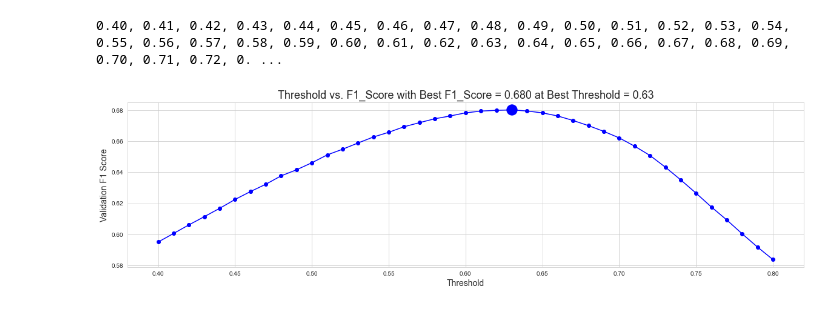
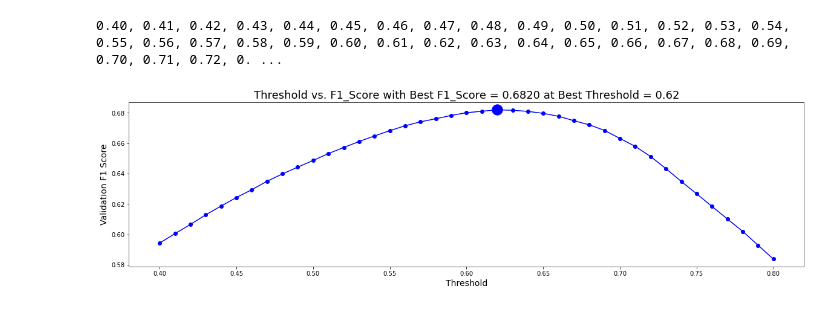
Before and after one commit to lhduc94/predict_student_perfomance, a Jupyter notebook: notebooks/two.ipynb, the cells around one changed output. Cells and saved outputs as stored; diff of their text form; code cells hidden in the pictures.

Commit message:
'F1-score=06820'

```diff
--- a/notebooks/two.ipynb
+++ b/notebooks/two.ipynb
@@ -66,7 +66,13 @@ def feature_engineer(train):
     train['main_room'] = train['room_fqid'].str.split('.').str[1]
     for c in ROOMS:
         train[c] = (train.main_room == c)
-    for c in EVENTS +ROOMS+ ['elapsed_time']:
+    for c1 in ROOMS:
+        for c2 in EVENTS:
+            train[f'{c1}_{c2}'] = train[c1] + train[c2]
+            tmp = train.groupby(['session_id','level_group'])[f'{c1}_{c2}'].sum()
+            tmp.name = tmp.name + '_sum'
+            dfs.append(tmp)
+    for c in ['elapsed_time']:
         tmp = train.groupby(['session_id','level_group'])[c].agg('sum')
         tmp.name = tmp.name + '_sum'
         dfs.append(tmp)
@@ -74,15 +80,15 @@ def feature_engineer(train):
         tmp = train.groupby(['session_id','level_group'])[c].agg('nunique')
         tmp.name = tmp.name + '_nunique'
         dfs.append(tmp)
-    for c in NUMS + EVENTS + ROOMS:
+    for c in NUMS :
         tmp = train.groupby(['session_id','level_group'])[c].agg('mean')
         tmp.name = tmp.name + '_mean'
         dfs.append(tmp)
-    for c in NUMS+ EVENTS + ROOMS:
+    for c in NUMS:
         tmp = train.groupby(['session_id','level_group'])[c].agg('std')
         tmp.name = tmp.name + '_std'
         dfs.append(tmp)
-    train = train.drop(EVENTS+ROOMS,axis=1)
+    train.drop(columns=EVENTS+ROOMS,inplace=True)
 
     df = pd.concat(dfs,axis=1)
     df = df.fillna(-1)
@@ -108,0 +115,3 @@ Wall time: 6min 39s
+# %%
+for x in df.columns:
+    print(x)
@@ -111,7 +138,7 @@ from sklearn.model_selection import KFold, GroupKFold
 from xgboost import XGBClassifier
 from sklearn.metrics import f1_score
 # %%
-FEATURES = [c for c in df.columns if c != 'level_group' ]
+FEATURES = [c for c in df.columns if c not in [ 'level_group']]
 print('We will train with', len(FEATURES) ,'features')
 ALL_USERS = df.index.unique()
 print('We will train with', len(ALL_USERS) ,'users info')
@@ -120,6 +147,6 @@ We will train with 81 features
 We will train with 11779 users info
 # %%
-n_splits=5
+n_splits=20
 gkf = GroupKFold(n_splits=n_splits)
 oof = pd.DataFrame(data=np.zeros((len(ALL_USERS),18)), index=ALL_USERS)
 models = {}
@@ -135,12 +162,15 @@ for i, (train_index, test_index) in enumerate(gkf.split(X=df, groups=df.index)):
         'eval_metric':'logloss',
         'learning_rate': 0.01,
         'max_depth': 4,
-        'n_estimators': 1500,
+        'n_estimators': 2000,
         'early_stopping_rounds': 50,
         'tree_method':'hist',
         'subsample':0.8,
         'colsample_bytree': 0.8,
-        'scale_pos_weight':0.01,
+        'min_child_weight':2,
+        'alpha':15,
+        'lambda':30,
+
         'use_label_encoder' : False}
 
     # ITERATE THRU QUESTIONS 1 THRU 18
@@ -264,13 +284,13 @@ for threshold in np.arange(0.4,0.81,0.01):
 # %%
 import matplotlib.pyplot as plt
 
 # PLOT THRESHOLD VS. F1_SCORE
 plt.figure(figsize=(20,5))
 plt.plot(thresholds,scores,'-o',color='blue')
 plt.scatter([best_threshold], [best_score], color='blue', s=300, alpha=1)
 plt.xlabel('Threshold',size=14)
 plt.ylabel('Validation F1 Score',size=14)
-plt.title(f'Threshold vs. F1_Score with Best F1_Score = {best_score:.3f} at Best Threshold = {best_threshold:.3}',size=18)
+plt.title(f'Threshold vs. F1_Score with Best F1_Score = {best_score:.4f} at Best Threshold = {best_threshold:.3}',size=18)
 plt.show()
 # %% [output]
-[figure, old version]
+[figure, new version]
```
Also changed, not shown: parts of 8 cells of this notebook.
